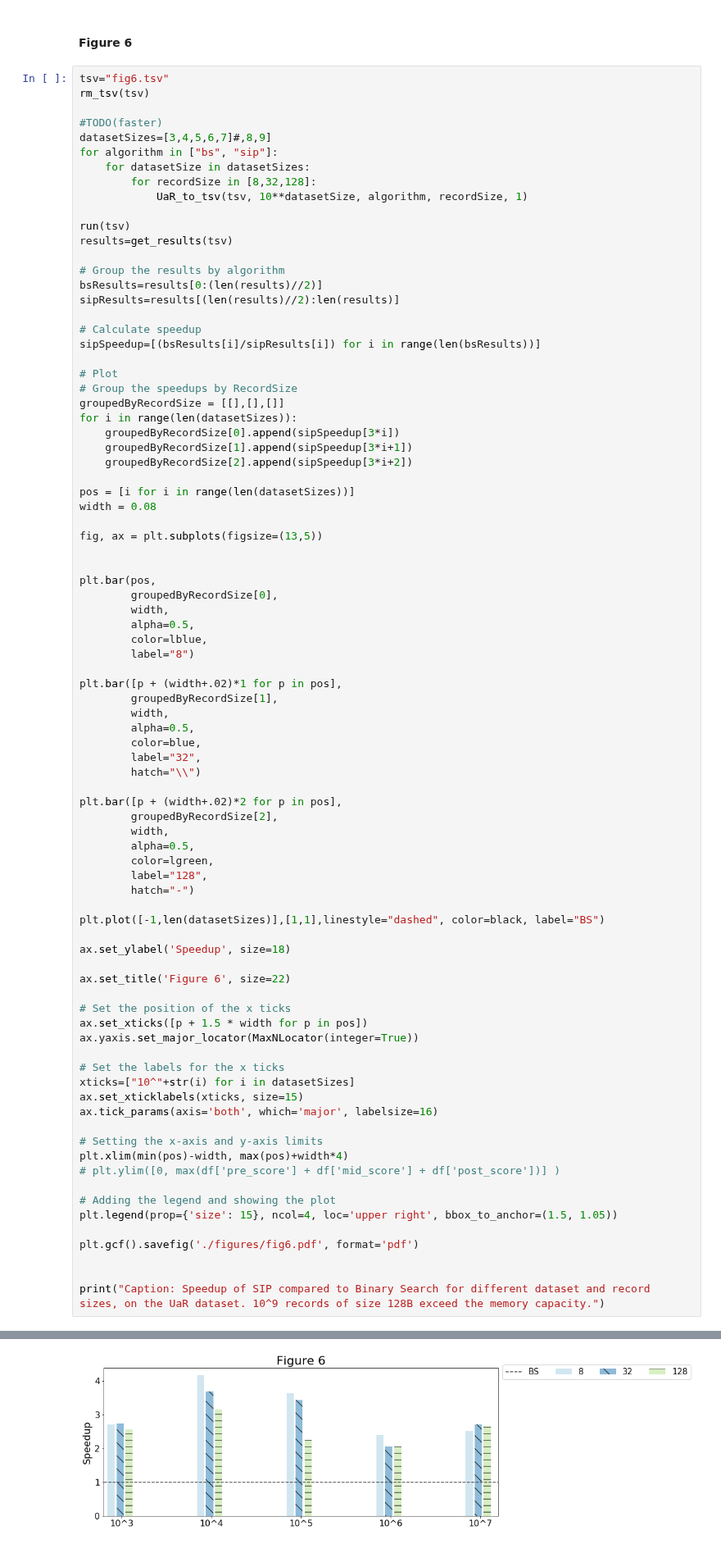
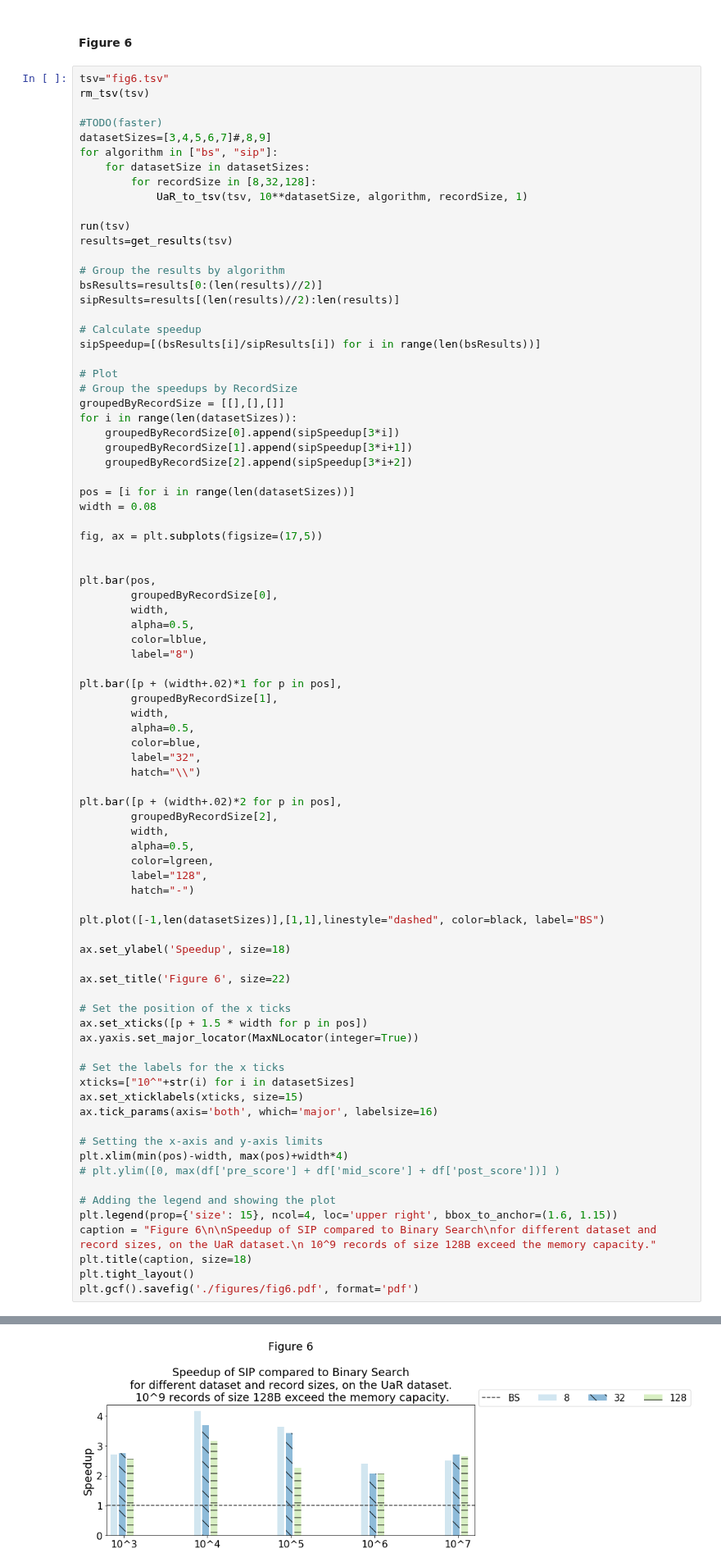
Before and after one commit to UWHustle/Efficiently-Searching-In-Memory-Sorted-Arrays, a Jupyter notebook: reproduce_experiments/Reproducibility.ipynb, the cells around one changed output, grey strips where cells are left out. Shown at 82% size. Drawn from its saved outputs; the diff is of its cells as text.

```diff
--- a/reproduce_experiments/Reproducibility.ipynb
+++ b/reproduce_experiments/Reproducibility.ipynb
@@ -327,7 +324,7 @@ for i in range(len(datasetSizes)):
 pos = [i for i in range(len(datasetSizes))]
 width = 0.08
 
-fig, ax = plt.subplots(figsize=(13,5))
+fig, ax = plt.subplots(figsize=(17,5))
 
 
 plt.bar(pos,
@@ -373,12 +370,11 @@ plt.xlim(min(pos)-width, max(pos)+width*4)
 # plt.ylim([0, max(df['pre_score'] + df['mid_score'] + df['post_score'])] )
 
 # Adding the legend and showing the plot
-plt.legend(prop={'size': 15}, ncol=4, loc='upper right', bbox_to_anchor=(1.5, 1.05))
-
+plt.legend(prop={'size': 15}, ncol=4, loc='upper right', bbox_to_anchor=(1.6, 1.15))
+caption = "Figure 6\n\nSpeedup of SIP compared to Binary Search\nfor different dataset and record sizes, on the UaR dataset.\n 10^9 records of size 128B exceed the memory capacity."
+plt.title(caption, size=18)
+plt.tight_layout()
 plt.gcf().savefig('./figures/fig6.pdf', format='pdf')
-
-
-print("Caption: Speedup of SIP compared to Binary Search for different dataset and record sizes, on the UaR dataset. 10^9 records of size 128B exceed the memory capacity.")
 # %% [output]
 This tsv has been already executed and the results have been saved.
 If you want to rerun the experiments please delete the file: fig6.tsv.out
@@ -386,4 +381,4 @@ Caption: Speedup of SIP compared to Binary Search for different dataset and reco
-[figure, old version]
+[figure, new version]
 # %% [markdown]
 #### Figure 7
 # %%
```
Also changed, not shown: parts of 17 cells of this notebook, 3 other files.
